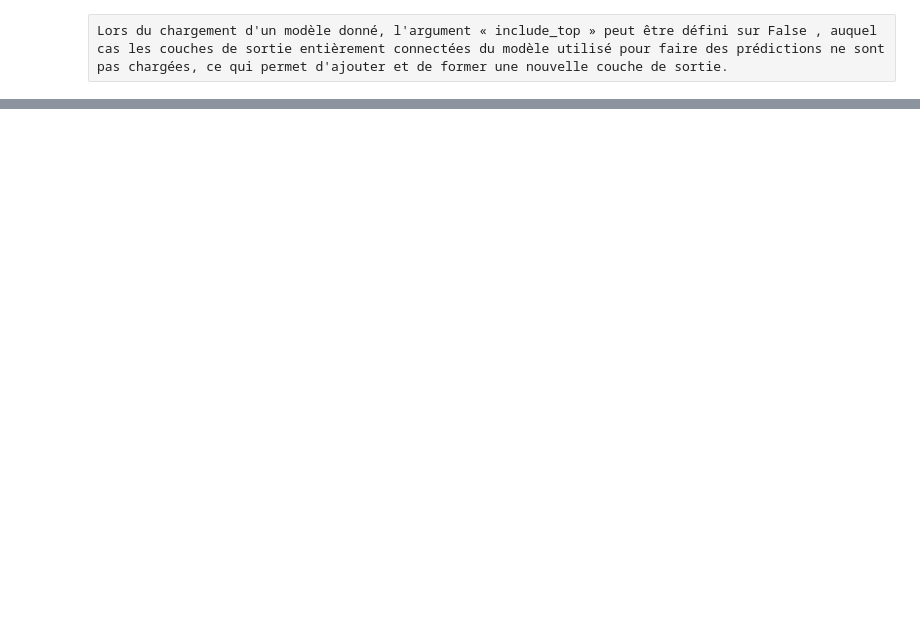
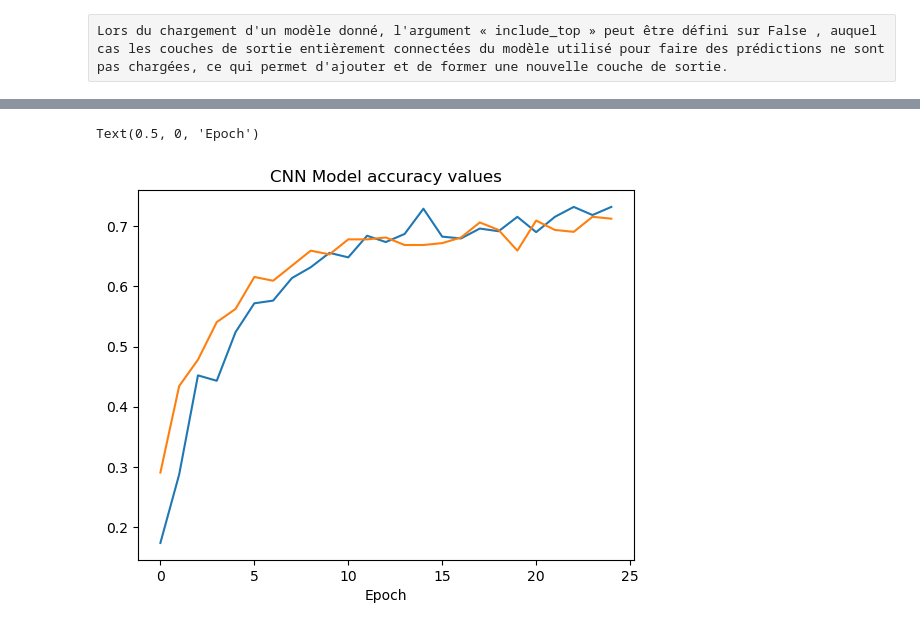
Before and after one commit to kevin-EK/OC-DS-P6-Classifiez-automatiquement-des-biens-de-consommation, a Jupyter notebook: OC-DS-P6-Classifiez-automatiquement-des-biens-de-consommation.ipynb, the cells around one changed output, grey strips where cells are left out. Drawn from its saved outputs; the diff is of its cells as text; code cells hidden in the pictures; blank space fills up the shorter version.

```diff
--- a/OC-DS-P6-Classifiez-automatiquement-des-biens-de-consommation.ipynb
+++ b/OC-DS-P6-Classifiez-automatiquement-des-biens-de-consommation.ipynb
@@ -179,0 +218,32 @@ model_info = new_model.fit(X_train, y_train, epochs=epochs, batch_size=batch_siz
+# %%
+from keras.preprocessing.image import ImageDataGenerator, array_to_img, img_to_array, load_img
+
+
+train_image_generator = ImageDataGenerator(
+    rescale=1./255,
+        rotation_range=40,
+        width_shift_range=0.2,
+        height_shift_range=0.2,
+        shear_range=0.2,
+        zoom_range=0.2,
+        horizontal_flip=True,
+        fill_mode='nearest')
+
+test_image_generator = ImageDataGenerator(rescale=1./255)
+# %%
+train_data_gen = train_image_generator.flow_from_directory(batch_size=batch_size,
+                                                           color_mode = "rgb",
+                                                           directory= train_path,
+                                                           shuffle=True,
+                                                           target_size=IMAGE_SIZE,
+                                                           class_mode='categorical',
+                                                           save_to_dir='data/cleaned/Images/augmented images train/',
+                                                           save_prefix='augm_',
+                                                            save_format='jpg',
+                                                          )
+
+val_data_gen = test_image_generator.flow_from_directory(batch_size = batch_size,
+                                                              directory = test_path,
+                                                              color_mode = 'rgb',
+                                                              target_size=IMAGE_SIZE,
+                                                              class_mode='categorical')
@@ -179,0 +255,7 @@ model_info = new_model.fit(X_train, y_train, epochs=epochs, batch_size=batch_siz
+# %%
+%%time
+new_model.fit_generator(train_data_gen,
+                    epochs=epochs,  # one forward/backward pass of training data
+                    steps_per_epoch=700 //batch_size,  # number of images comprising of one epoch
+                    validation_data=val_data_gen, # Or validation_data=valid_generator
+                    validation_steps= 350 //batch_size)
@@ -179,0 +281,9 @@ model_info = new_model.fit(X_train, y_train, epochs=epochs, batch_size=batch_siz
+# %%
+import matplotlib.pyplot as plt
+plt.plot(new_model.history.history['accuracy'])
+plt.plot(new_model.history.history['val_accuracy'])
+plt.title('CNN Model accuracy values')
+plt.xlabel('Epoch')
+# %% [output]
+Text(0.5, 0, 'Epoch')
+[figure, added]
```
Also changed, not shown: parts of 32 cells of this notebook.
